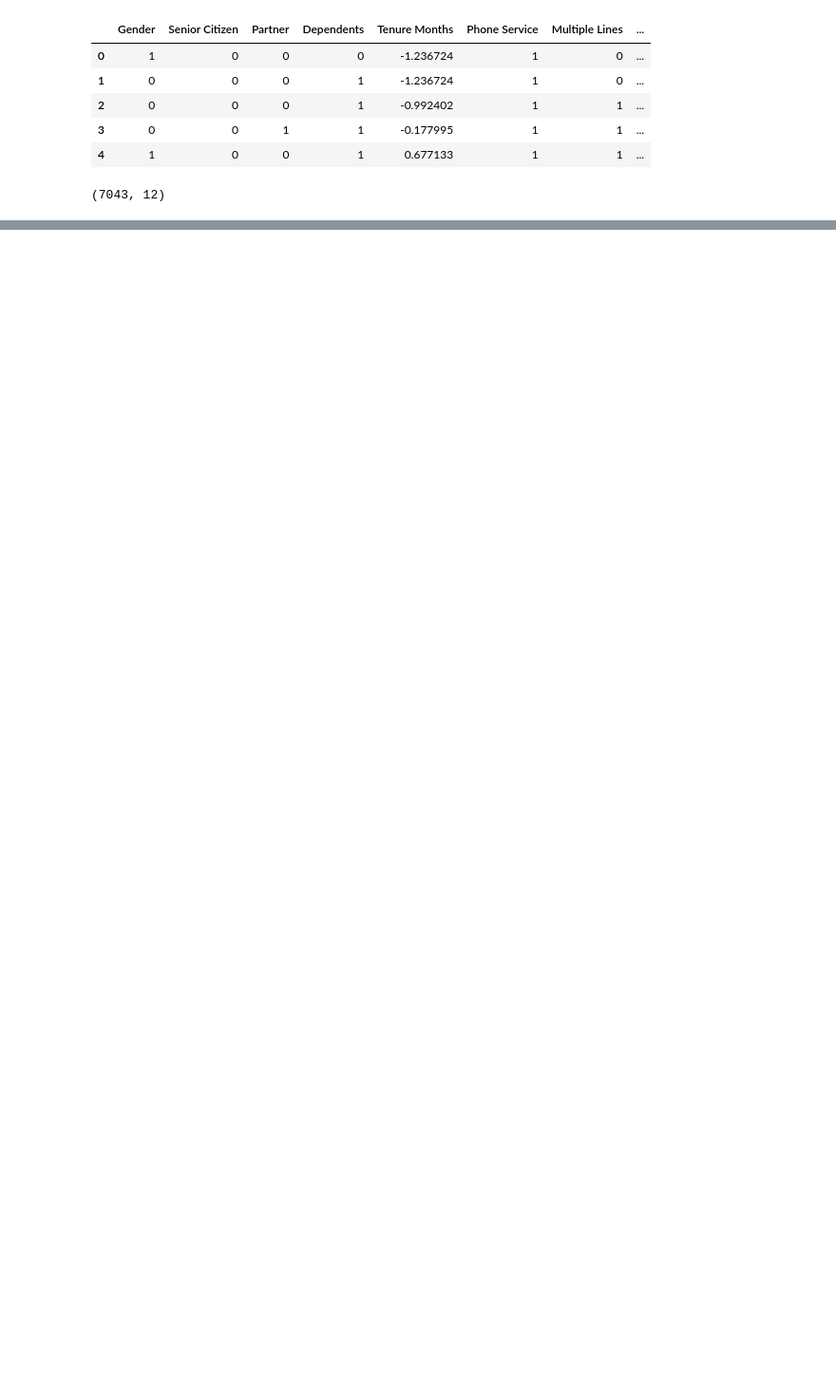
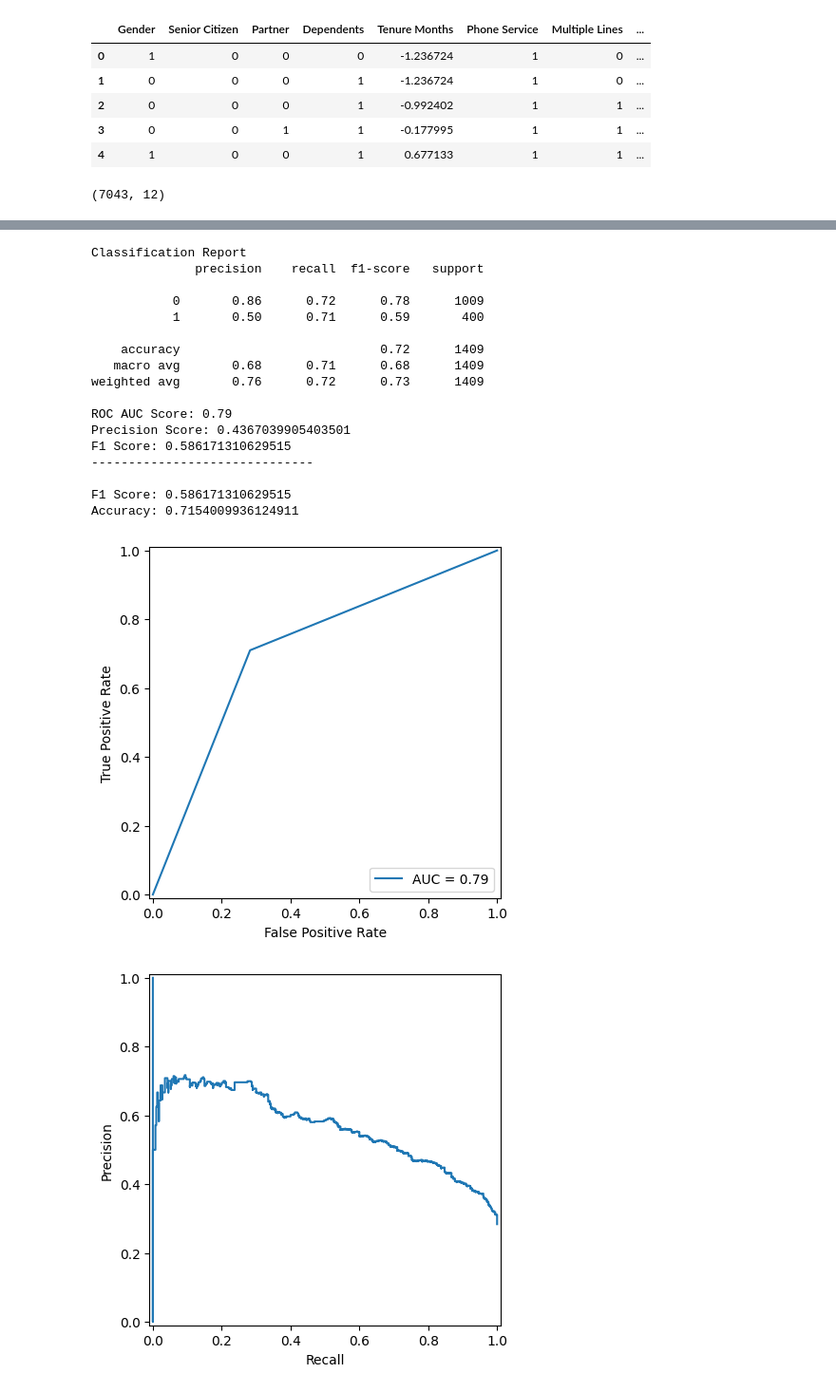
Before and after one commit to spicyneutrino/Customer-Churn-Prediction, a Jupyter notebook: model_training.ipynb, the cells around one changed output, grey strips where cells are left out. Shown: that part at 95% size. Cells and saved outputs as stored; diff of their text form; code cells hidden in the pictures; blank space fills up the shorter version.

```diff
--- a/model_training.ipynb
+++ b/model_training.ipynb
@@ -121,0 +274,49 @@ F1 Score: 0.49267643142476697
+# %%
+from sklearn.metrics import f1_score, accuracy_score
+from sklearn.decomposition import PCA
+
+best_params_rf = best_result["Random Forest"]["hyperparameters"]
+cleaned_best_params = {
+    key.replace("model__", ""): value for key, value in best_params_rf.items()
+}
+
+pca = PCA(n_components=0.95)
+model = RandomForestClassifier(n_jobs=-1, **cleaned_best_params)
+
+smote_pca_pipeline = Pipeline([
+    ("smote", SMOTE(random_state=42)),
+    ('PCA', pca),
+    ("model", model)])
+
+test_model(smote_pca_pipeline, X_train, X_test, y_train, y_test)
+
+
+# Get predictions
+y_pred = smote_pca_pipeline.predict(X_test)
+
+# Calculate metrics
+f1 = f1_score(y_test, y_pred)
+accuracy = accuracy_score(y_test, y_pred)
+
+print(f"F1 Score: {f1}")
+print(f"Accuracy: {accuracy}")
+# %% [output]
+Classification Report
+              precision    recall  f1-score   support
+
+           0       0.86      0.72      0.78      1009
+           1       0.50      0.71      0.59       400
+
+    accuracy                           0.72      1409
+   macro avg       0.68      0.71      0.68      1409
+weighted avg       0.76      0.72      0.73      1409
+
+ROC AUC Score: 0.79
+Precision Score: 0.4367039905403501
+F1 Score: 0.586171310629515
+------------------------------
+
+F1 Score: 0.586171310629515
+Accuracy: 0.7154009936124911
+[figure, added]
+[figure, added]
```
Also changed, not shown: parts of 23 cells of this notebook.
